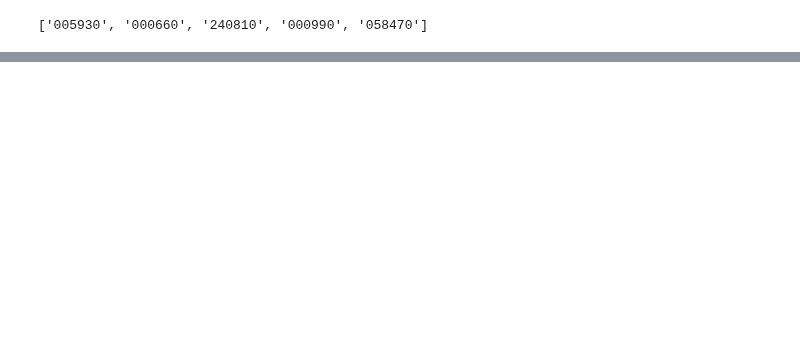
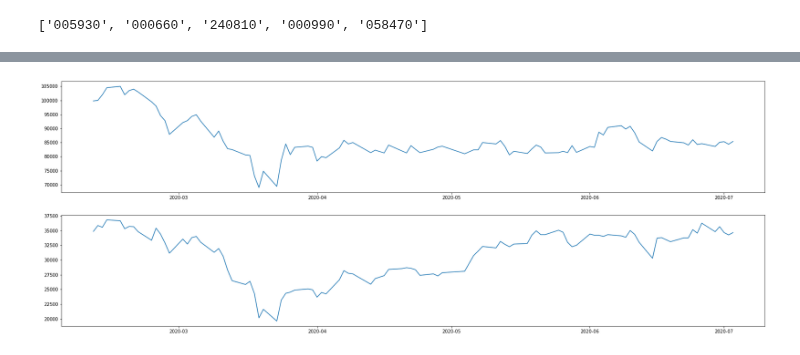
Before and after one commit to yeonghun00/stock-notes, a Jupyter notebook: statistical_arbitrage.ipynb, the cells around one changed output, grey strips where cells are left out. Cells and saved outputs as stored; diff of their text form; code cells hidden in the pictures; blank space fills up the shorter version.

```diff
--- a/statistical_arbitrage.ipynb
+++ b/statistical_arbitrage.ipynb
@@ -123,0 +124,9 @@ plt.show()
+# %%
+from matplotlib import pyplot as plt
+
+fig, axs = plt.subplots(2, figsize=(28,10))
+axs[0].plot(dic[codes[1]]['Close'][:100])
+axs[1].plot(dic[codes[2]]['Close'][:100])
+plt.show()
+# %% [output]
+[figure, added]
```
Also changed, not shown: parts of 2 cells of this notebook.
